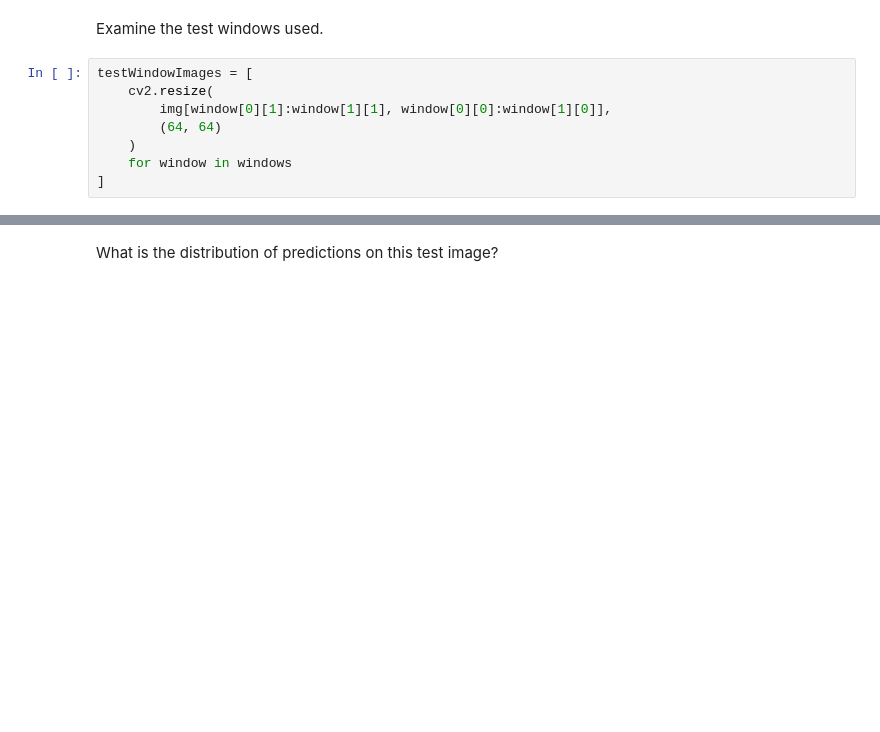
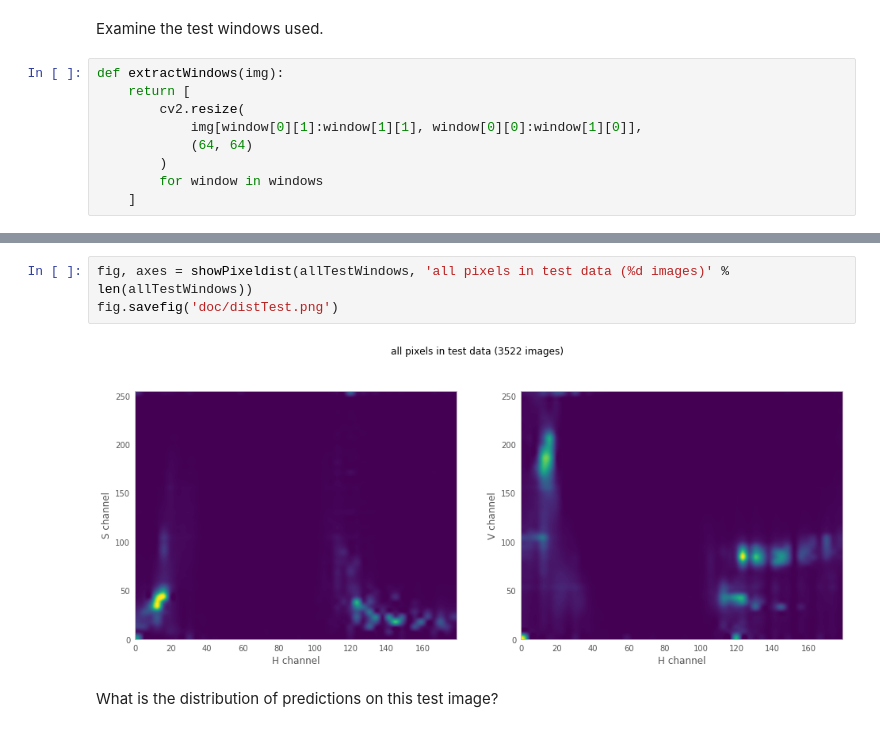
Before and after one commit to tsbertalan/vehicleDetection, a Jupyter notebook: Vehicle Detection - detector object.ipynb, the cells around one changed output, grey strips where cells are left out. Drawn from its saved outputs; the diff is of its cells as text; blank space fills up the shorter version.

```diff
--- a/Vehicle Detection - detector object.ipynb
+++ b/Vehicle Detection - detector object.ipynb
@@ -290,10 +263,11 @@ ax.set_title('Some candidate bounding boxes')
 # %% [markdown]
 Examine the test windows used.
 # %%
-testWindowImages = [
-    cv2.resize(
-        img[window[0][1]:window[1][1], window[0][0]:window[1][0]],
-        (64, 64)
-    )
-    for window in windows
-]
+def extractWindows(img):
+    return [
+        cv2.resize(
+            img[window[0][1]:window[1][1], window[0][0]:window[1][0]],
+            (64, 64)
+        )
+        for window in windows
+    ]
@@ -300,3 +349,8 @@ testWindowImages = [
+# %%
+fig, axes = showPixeldist(allTestWindows, 'all pixels in test data (%d images)' % len(allTestWindows))
+fig.savefig('doc/distTest.png')
+# %% [output]
+[figure, added]
 # %% [markdown]
 What is the distribution of predictions on this test image?
 # %%
```
Also changed, not shown: parts of 34 cells of this notebook, 7 other files.
